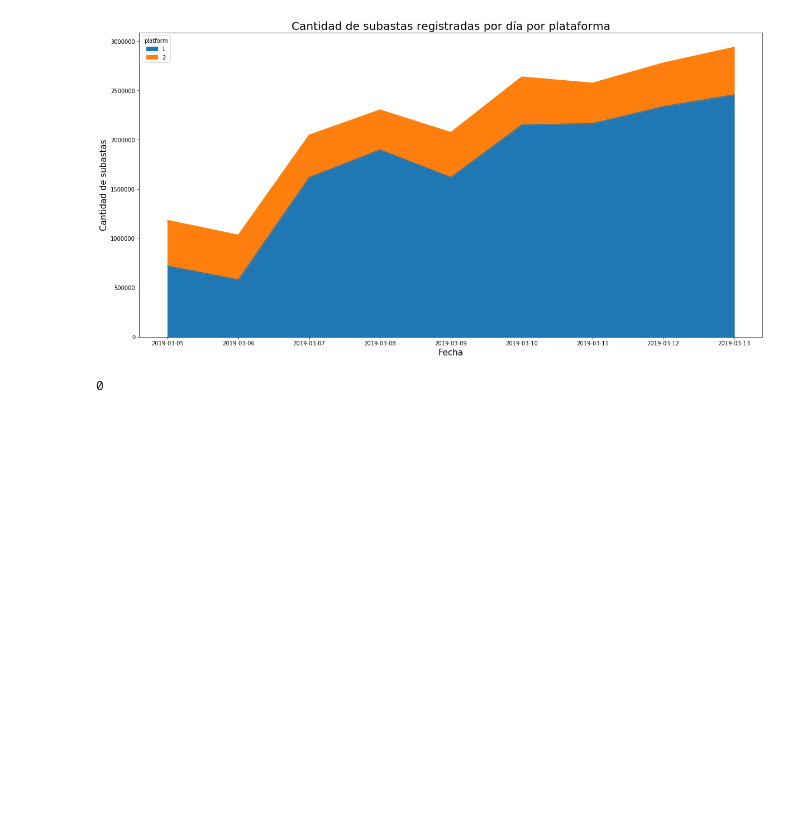
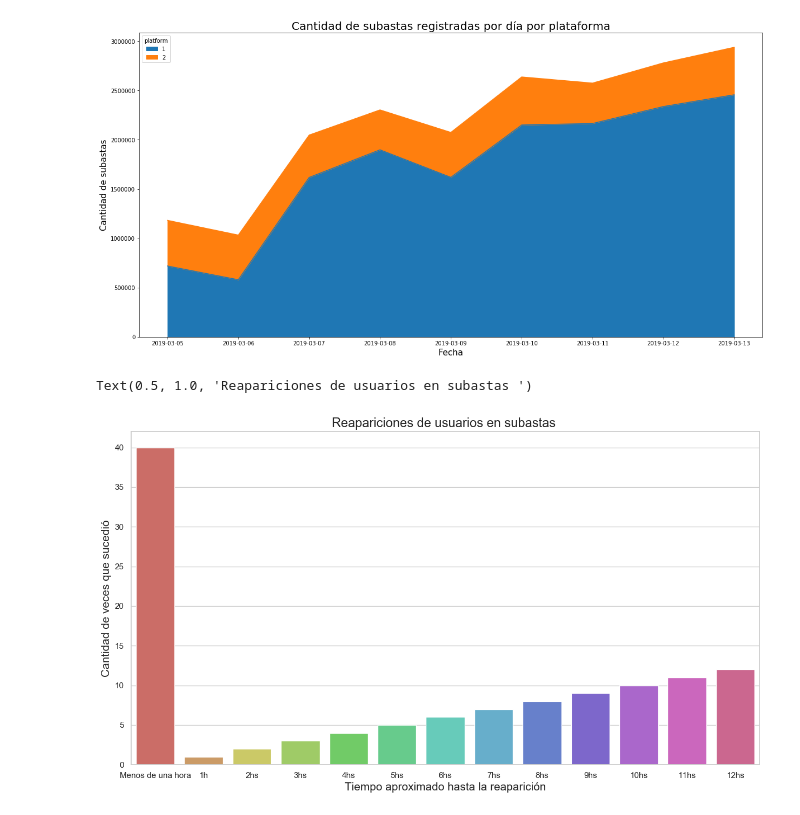
Before and after one commit to AlejandroKler/Datanesa, a Jupyter notebook: Analisis_subastas.ipynb, the cells around one changed output. Cells and saved outputs as stored; diff of their text form; code cells hidden in the pictures; blank space fills up the shorter version.

Commit message:
Logica terminada de reaparicion de los usuarios

```diff
--- a/Analisis_subastas.ipynb
+++ b/Analisis_subastas.ipynb
@@ -1,9 +1,15 @@
 # %%
 import pandas as pd
 import numpy as np
-import matplotlib as plt
 
+import matplotlib.pyplot as plt
+import seaborn as sns
 %matplotlib inline
+
+plt.style.use('default')
+plt.rcParams['figure.figsize'] = (13, 10)
+
+sns.set(style="whitegrid")
 # %%
 auctions = pd.read_csv("auctions.csv", dtype={"platform":"int8", "ref_type_id":"int8", "source_id":"int8"})
 # %%
@@ -80,4 +48,0 @@ a,b,c,d = setear_rango(auctions_sorted)
-# %%
-b
-# %% [output]
-0
@@ -83,0 +113,16 @@ b
+# %%
+data = {'tiempo_reap':  ['Menos de una hora','1h','2hs','3hs','4hs', '5hs', '6hs', '7hs', '8hs', '9hs', '10hs', '11hs', '12hs'],
+        'cant_ocurrencias': [40,1,2,3,4,5,6,7,8,9,10,11,12] #reemplazar reapariciones
+        }
+
+df = pd.DataFrame(data, columns = ['tiempo_reap','cant_ocurrencias'])
+# %%
+plt.rcParams['figure.figsize'] = (15, 8)
+# %%
+graph = sns.barplot(x= df['tiempo_reap'], y = df['cant_ocurrencias'], orient='v', palette="hls")
+graph.set_xlabel("Tiempo aproximado hasta la reaparición", fontsize = 15)
+graph.set_ylabel("Cantidad de veces que sucedió", fontsize = 15)
+graph.set_title("Reapariciones de usuarios en subastas ", fontsize = 17)
+# %% [output]
+Text(0.5, 1.0, 'Reapariciones de usuarios en subastas ')
+[figure, added]
```
Also changed, not shown: parts of 4 cells of this notebook, 1 other file.
